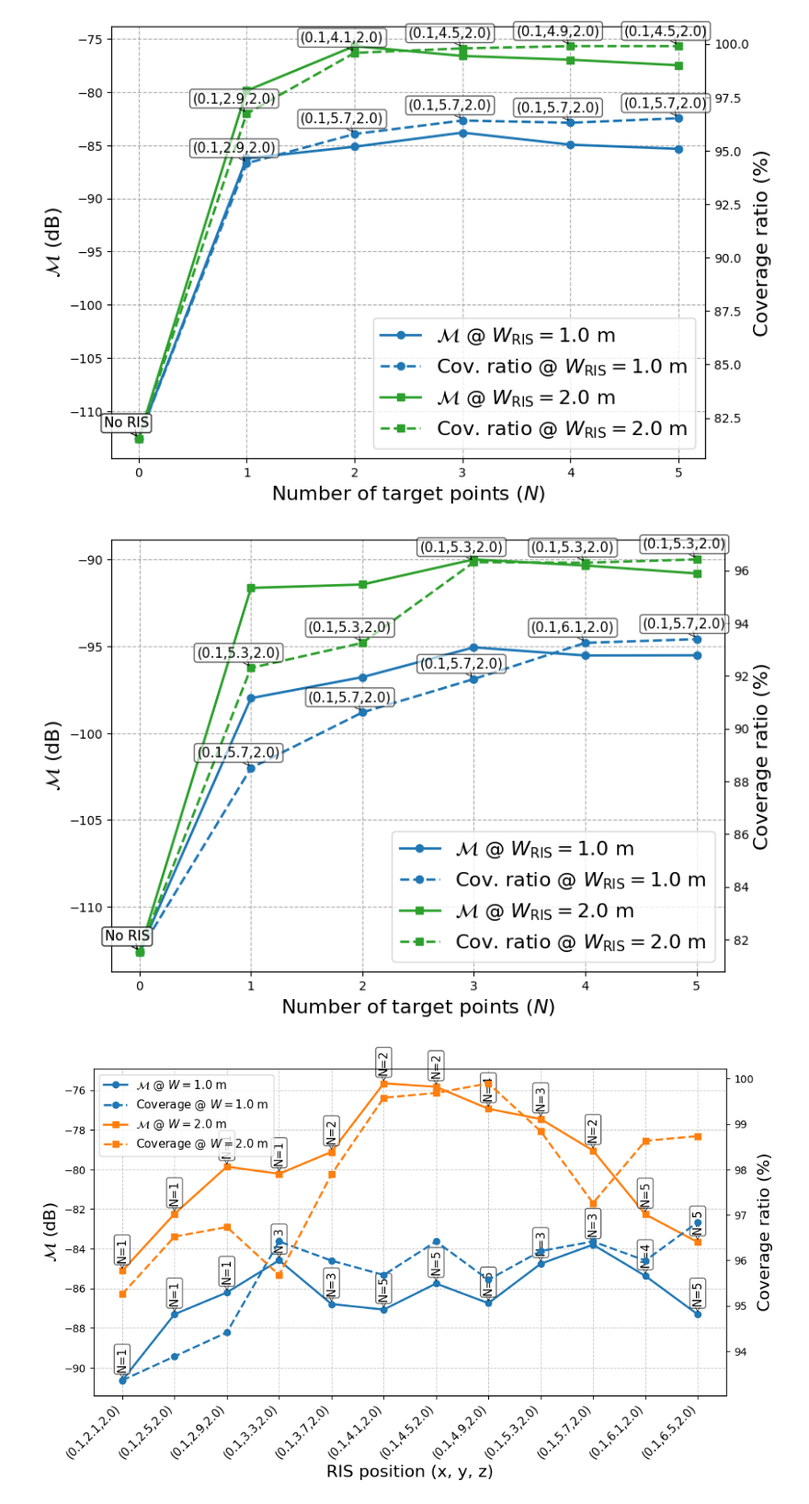
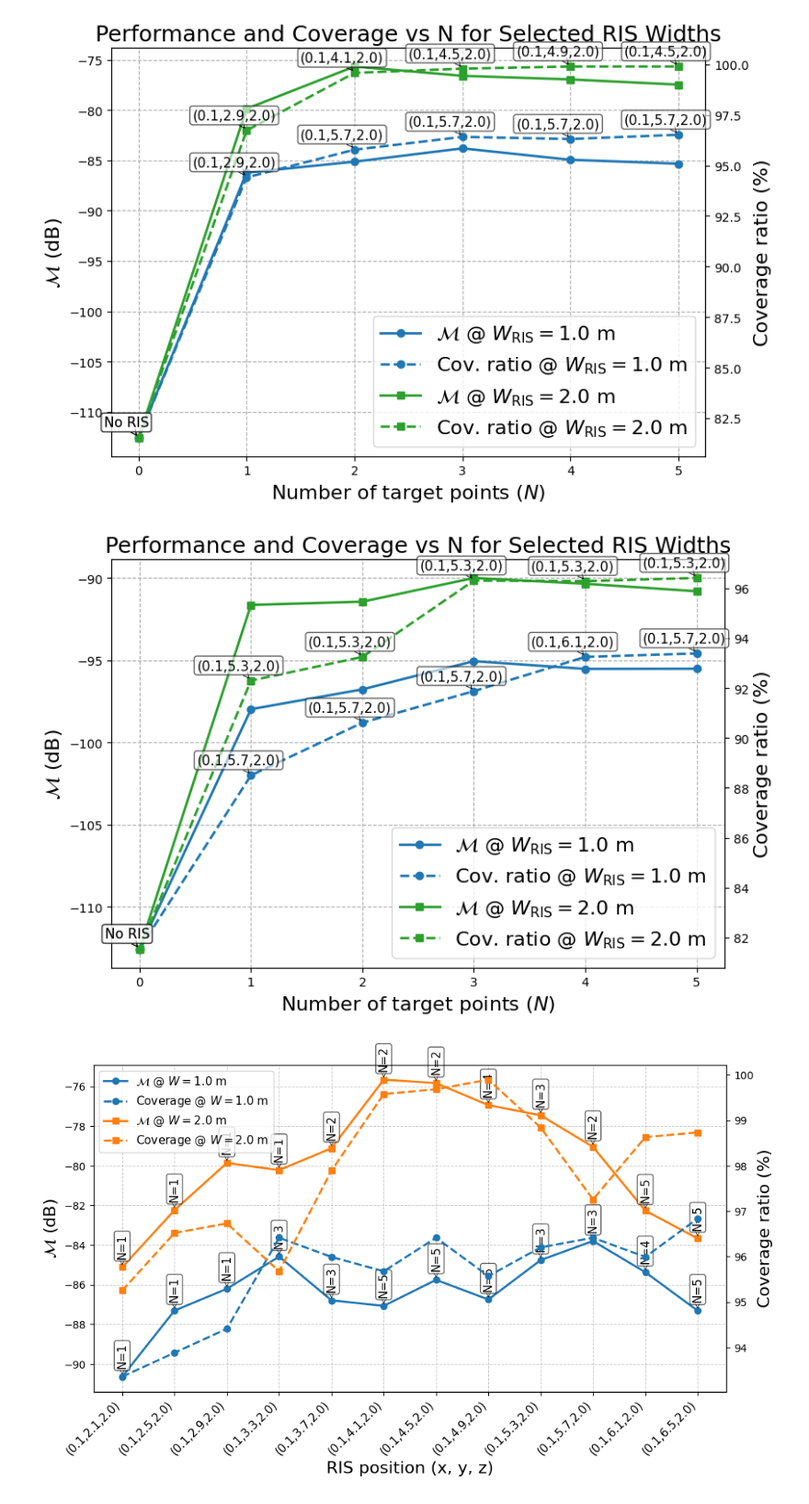
Before and after one commit to ekilcioglu/RIS-Optimization-GUI, a Jupyter notebook: GUI.ipynb, the cells around one changed output. Shown at 92% size. Saved outputs shown, nothing was run; the diff lists cells and outputs as text; code cells hidden in the pictures.

```diff
--- a/GUI.ipynb
+++ b/GUI.ipynb
@@ -2566,7 +2703,7 @@ def plot_performance_and_coverage_vs_N(data_grouped, widths_to_plot):
     ax2.set_ylabel("Coverage ratio (%)", fontsize=16, color='black')
 
     ax1.grid(True, linestyle='--', linewidth=0.8)
-    #plt.title("Performance and Coverage vs N for Selected RIS Widths", fontsize=15)
+    plt.title("Performance and Coverage vs N for Selected RIS Widths", fontsize=18)
 
     # Add a single legend inside the plot at lower right
     ax1.legend(all_lines, all_labels, loc='lower right', fontsize=16, frameon=True)
@@ -2574,35 +2711,35 @@ def plot_performance_and_coverage_vs_N(data_grouped, widths_to_plot):
 
     plt.tight_layout(rect=[0, 0.05, 1, 1])  # Leave space at bottom for legend
     plt.savefig("performance_and_coverage_vs_N_Distance.png", bbox_inches="tight")
     plt.show()
 
 # Example usage
 if __name__ == "__main__":
     json_path_perf = "Paper-OJAP\\Data results\\Gradient-based\\metrics_RIS_height_1.0_extended-N-1-2-3-4-5.json"
     json_path_cov = "Paper-OJAP\\Data results\\Gradient-based\\metrics_coverage_ratio_RIS_height_1.0_extended-N-1-2-3-4-5.json"
 
     with open(json_path_perf, 'r') as f1, open(json_path_cov, 'r') as f2:
         perf_data = json.load(f1)
         coverage_data = json.load(f2)
 
     widths_to_plot = [1.0, 2.0]
     grouped_data = group_metrics_by_N_and_width(perf_data, coverage_data)
     plot_performance_and_coverage_vs_N(grouped_data, widths_to_plot)
 
 
     json_path_perf = "Paper-OJAP\\Data results\\Distance-based\\metrics_RIS_height_1.0_distance_extended.json"
     json_path_cov = "Paper-OJAP\\Data results\\Distance-based\\metrics_coverage_ratio_RIS_height_1.0_distance_extended.json"
 
     with open(json_path_perf, 'r') as f1, open(json_path_cov, 'r') as f2:
         perf_data = json.load(f1)
         coverage_data = json.load(f2)
 
     widths_to_plot = [1.0, 2.0]
     grouped_data = group_metrics_by_N_and_width(perf_data, coverage_data)
     plot_performance_and_coverage_vs_N(grouped_data, widths_to_plot)
 # %% [output]
-[figure, old version]
+[figure, new version]
-[figure, old version]
+[figure, new version]
 # %%
 import json
 import ast
```
Also changed, not shown: parts of 2 cells of this notebook, 4 other files.
